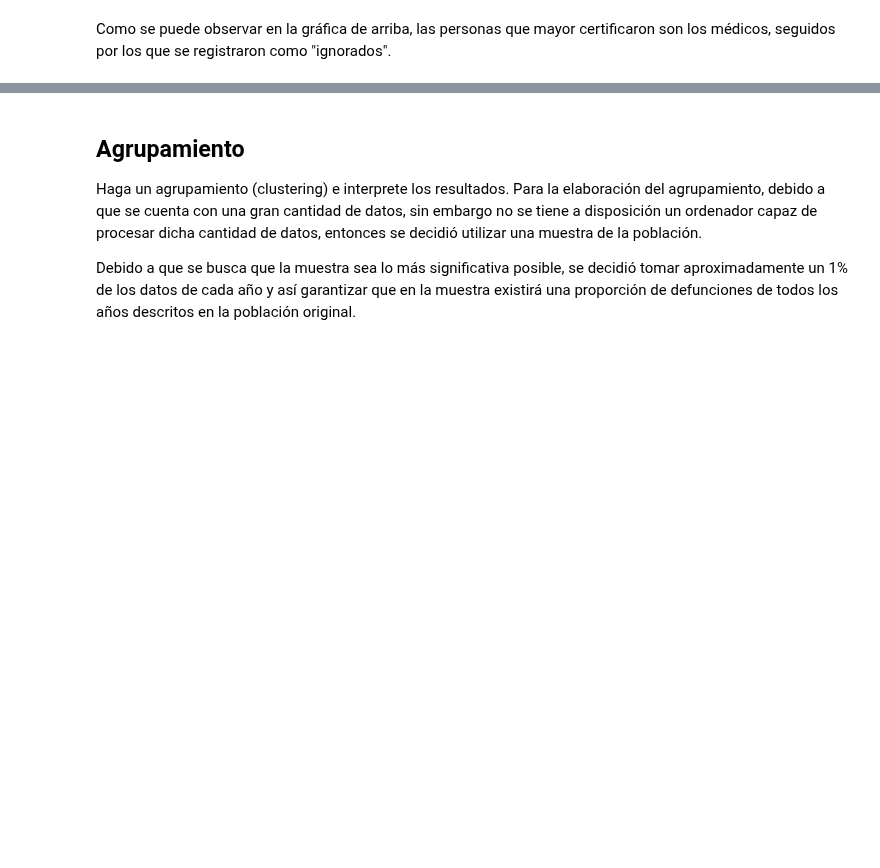
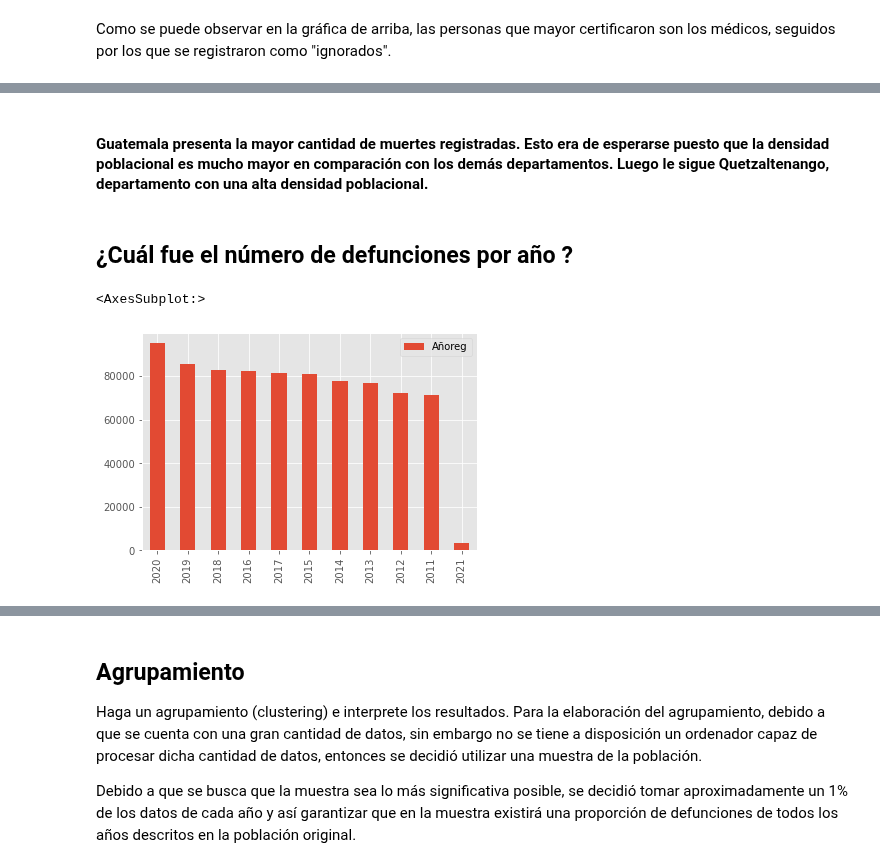
Before and after one commit to Orlando19943/Proyecto1-DM, a Jupyter notebook: project.ipynb, the cells around one changed output, grey strips where cells are left out. Cells and saved outputs as stored; diff of their text form; code cells hidden in the pictures; blank space fills up the shorter version.

```diff
--- a/project.ipynb
+++ b/project.ipynb
@@ -1029,0 +1086,10 @@ NameError: name 'deaths' is not defined
+# %% [markdown]
+#### Guatemala presenta la mayor cantidad de muertes registradas. Esto era de esperarse puesto que la densidad poblacional es mucho mayor en comparación con los demás departamentos. Luego le sigue Quetzaltenango, departamento con una alta densidad poblacional.
+# %% [markdown]
+## ¿Cuál fue el número de defunciones por año ?
+# %%
+años = deaths["Añoreg"].value_counts().to_frame()
+años.plot(kind = "bar")
+# %% [output]
+<AxesSubplot:>
+[figure, added]
```
Also changed, not shown: parts of 16 cells of this notebook.
